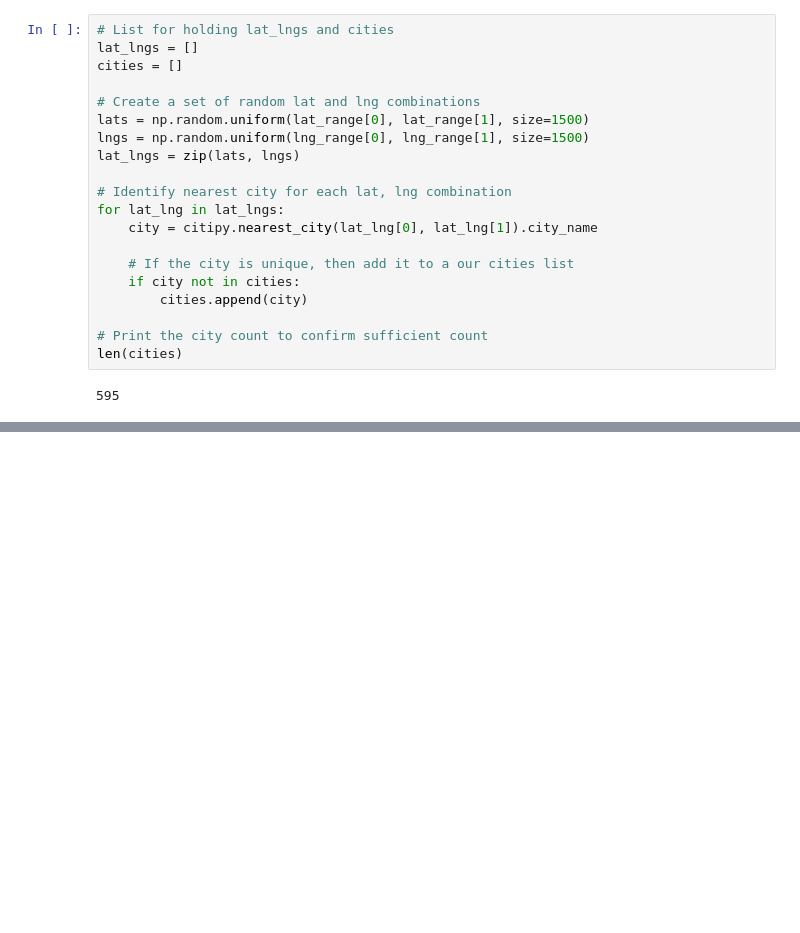
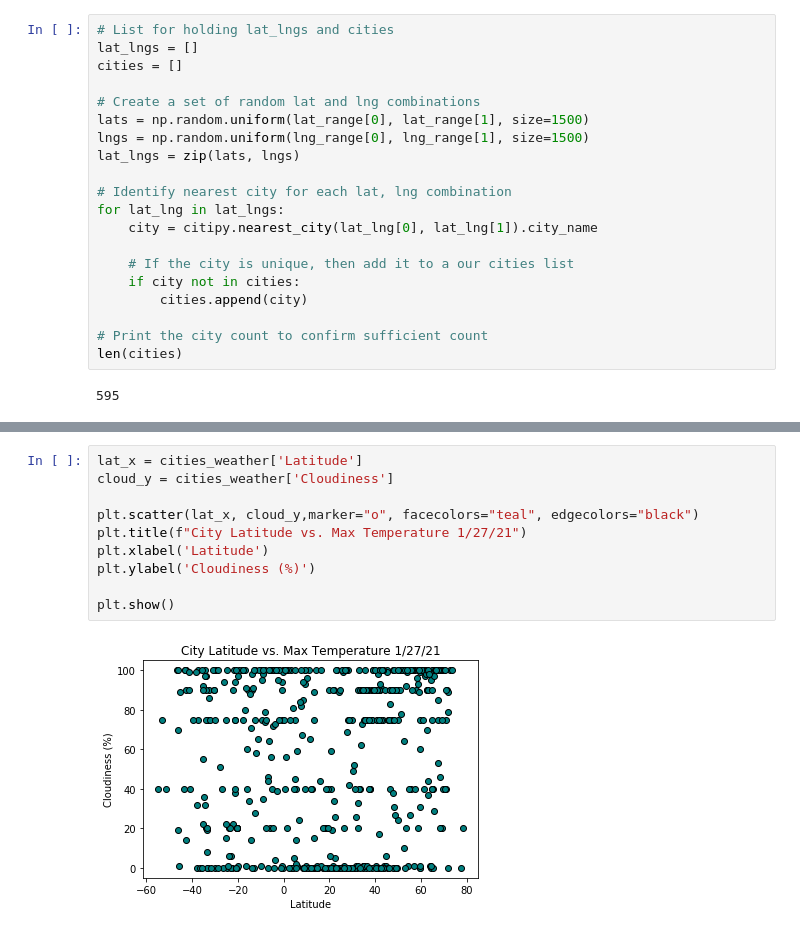
Before and after one commit to ballardcharles/python_api_challenge, a Jupyter notebook: WeatherPy/WeatherPy.ipynb, the cells around one changed output, grey strips where cells are left out. Cells and saved outputs as stored; diff of their text form; blank space fills up the shorter version.

```diff
--- a/WeatherPy/WeatherPy.ipynb
+++ b/WeatherPy/WeatherPy.ipynb
@@ -146,0 +167,12 @@ plt.show()
+# %%
+lat_x = cities_weather['Latitude']
+cloud_y = cities_weather['Cloudiness']
+
+plt.scatter(lat_x, cloud_y,marker="o", facecolors="teal", edgecolors="black")
+plt.title(f"City Latitude vs. Max Temperature 1/27/21")
+plt.xlabel('Latitude')
+plt.ylabel('Cloudiness (%)')
+
+plt.show()
+# %% [output]
+[figure, added]
```
Also changed, not shown: parts of 7 cells of this notebook, 1 other file.
